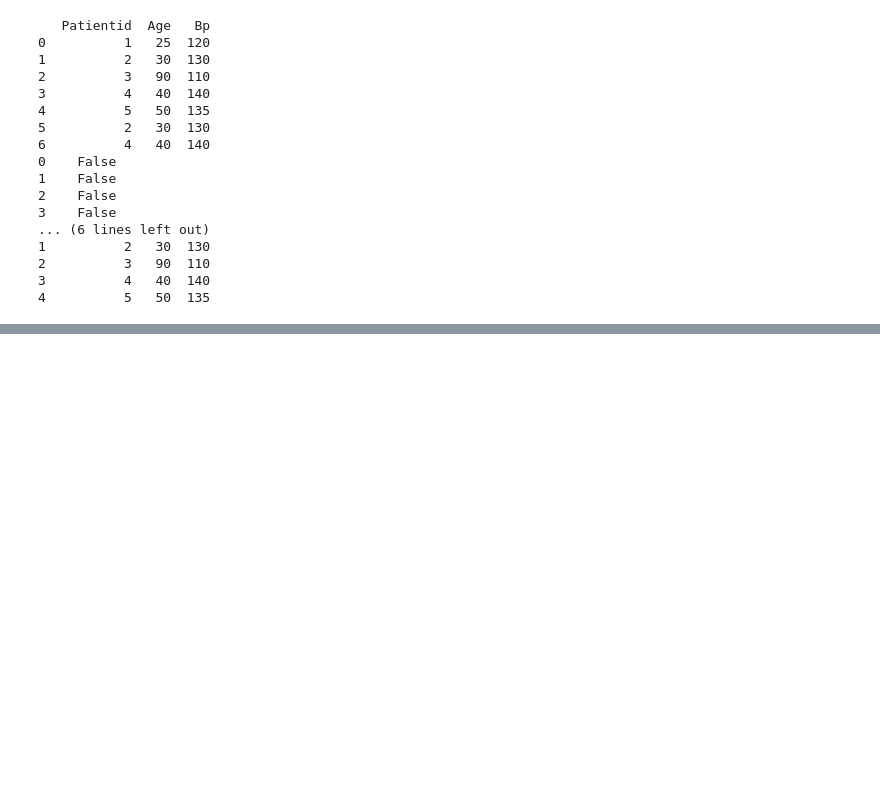
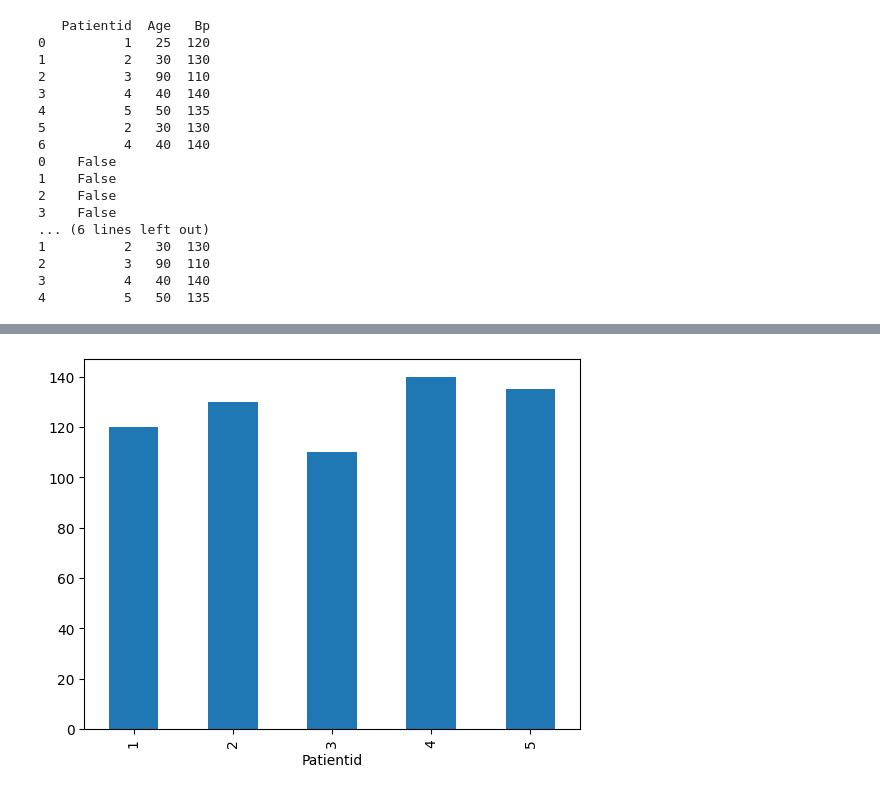
Before and after one commit to venkateshnaramula/SRU_Batch-17-18, a Jupyter notebook: Missingvalues.ipynb, the cells around one changed output, grey strips where cells are left out. Drawn from its saved outputs; the diff is of its cells as text; code cells hidden in the pictures; blank space fills up the shorter version.

```diff
--- a/Missingvalues.ipynb
+++ b/Missingvalues.ipynb
@@ -125,0 +138,5 @@ print(df3)
+# %%
+df2.groupby('Patientid')['Bp'].mean().plot(kind='bar')
+plt.show()
+# %% [output]
+[figure, added]
```
Also changed, not shown: parts of 4 cells of this notebook.
